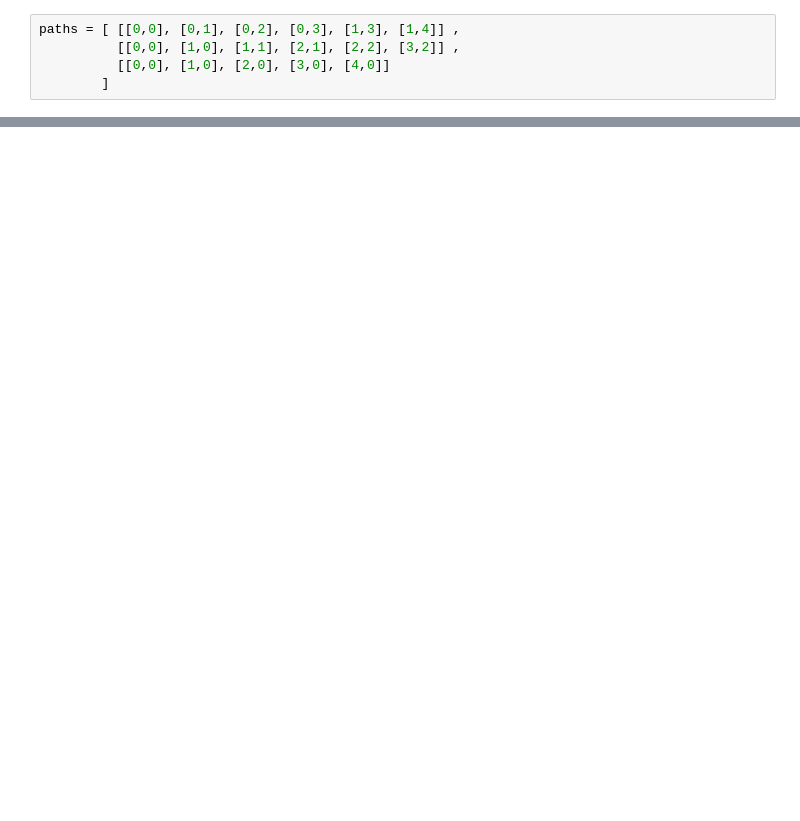
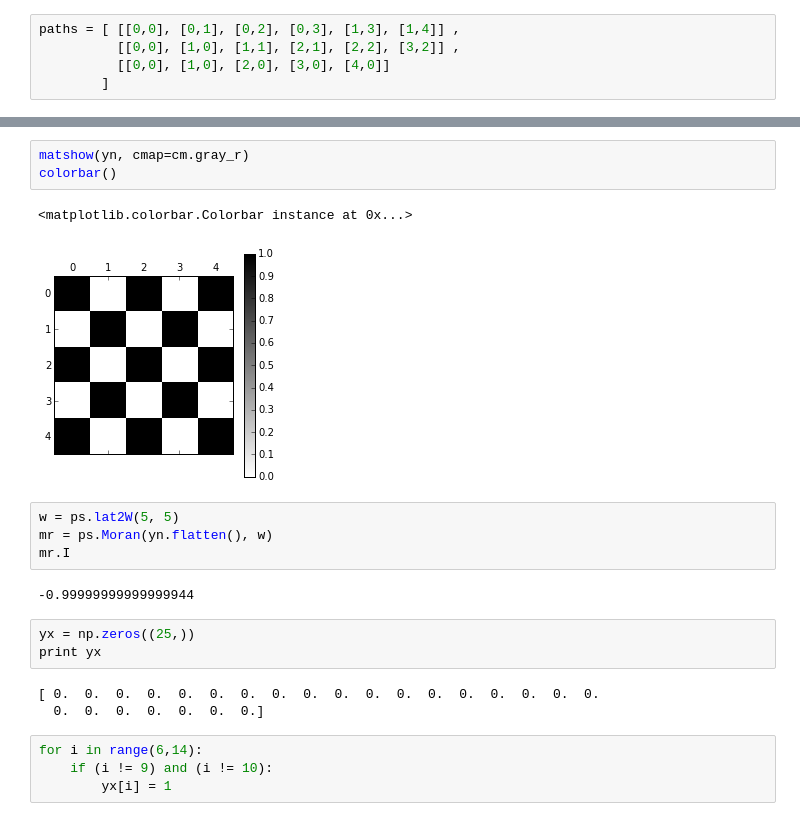
Before and after one commit to bcc2xp/geomining, a Jupyter notebook: 20151022Demo.ipynb, the cells around one changed output, grey strips where cells are left out. Cells and saved outputs as stored; diff of their text form; blank space fills up the shorter version.

```diff
--- a/20151022Demo.ipynb
+++ b/20151022Demo.ipynb
@@ -294,0 +352,22 @@ paths = [ [[0,0], [0,1], [0,2], [0,3], [1,3], [1,4]] ,
+# %%
+matshow(yn, cmap=cm.gray_r)
+colorbar()
+# %% [output]
+<matplotlib.colorbar.Colorbar instance at 0x...>
+[figure, added]
+# %%
+w = ps.lat2W(5, 5)
+mr = ps.Moran(yn.flatten(), w)
+mr.I
+# %% [output]
+-0.99999999999999944
+# %%
+yx = np.zeros((25,))
+print yx
+# %% [output]
+[ 0.  0.  0.  0.  0.  0.  0.  0.  0.  0.  0.  0.  0.  0.  0.  0.  0.  0.
+  0.  0.  0.  0.  0.  0.  0.]
+# %%
+for i in range(6,14):
+    if (i != 9) and (i != 10):
+        yx[i] = 1
```
Also changed, not shown: parts of 57 cells of this notebook.
